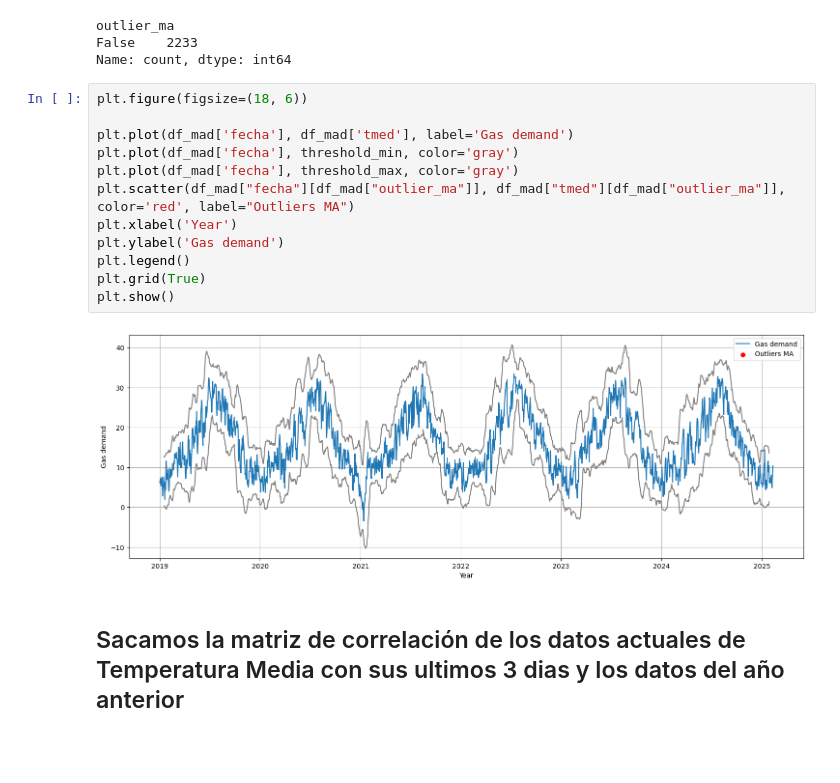
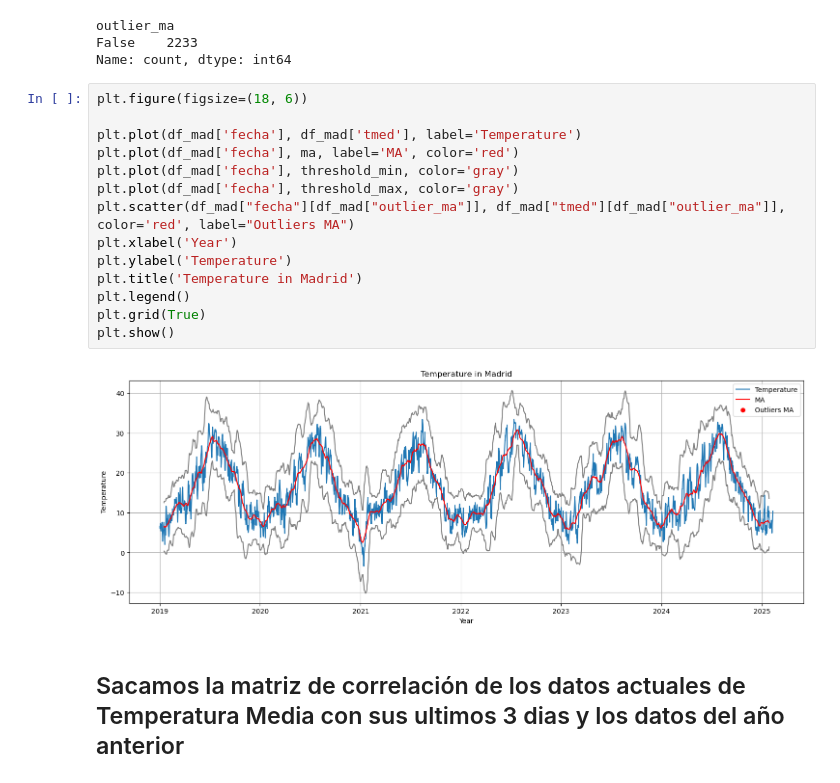
Before and after one commit to GamblerRunner/PrediccionMeteorologica, a Jupyter notebook: src/EDA/verDataDiario.ipynb, the cells around one changed output. Cells and saved outputs as stored; diff of their text form; blank space fills up the shorter version.

```diff
--- a/src/EDA/verDataDiario.ipynb
+++ b/src/EDA/verDataDiario.ipynb
@@ -150,17 +198,19 @@ Name: count, dtype: int64
 # %%
 plt.figure(figsize=(18, 6))
 
-plt.plot(df_mad['fecha'], df_mad['tmed'], label='Gas demand')
+plt.plot(df_mad['fecha'], df_mad['tmed'], label='Temperature')
+plt.plot(df_mad['fecha'], ma, label='MA', color='red')
 plt.plot(df_mad['fecha'], threshold_min, color='gray')
 plt.plot(df_mad['fecha'], threshold_max, color='gray')
 plt.scatter(df_mad["fecha"][df_mad["outlier_ma"]], df_mad["tmed"][df_mad["outlier_ma"]], color='red', label="Outliers MA")
 plt.xlabel('Year')
-plt.ylabel('Gas demand')
+plt.ylabel('Temperature')
+plt.title('Temperature in Madrid')
 plt.legend()
 plt.grid(True)
 plt.show()
 # %% [output]
-[figure, old version]
+[figure, new version]
 # %% [markdown]
 ## Sacamos la matriz de correlación de los datos actuales de Temperatura Media con sus ultimos 3 dias y los datos del año anterior
 # %%
```
Also changed, not shown: parts of 5 cells of this notebook, 2 other files.
